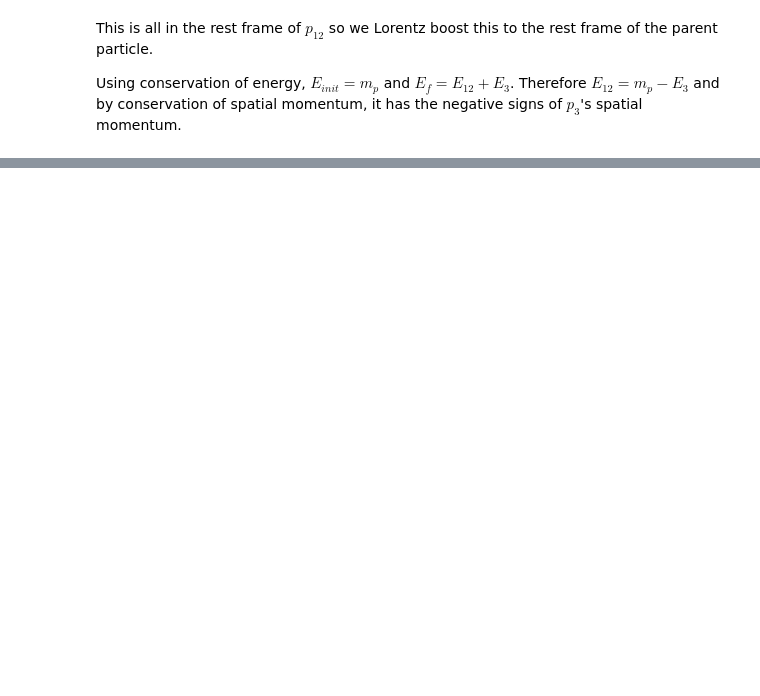
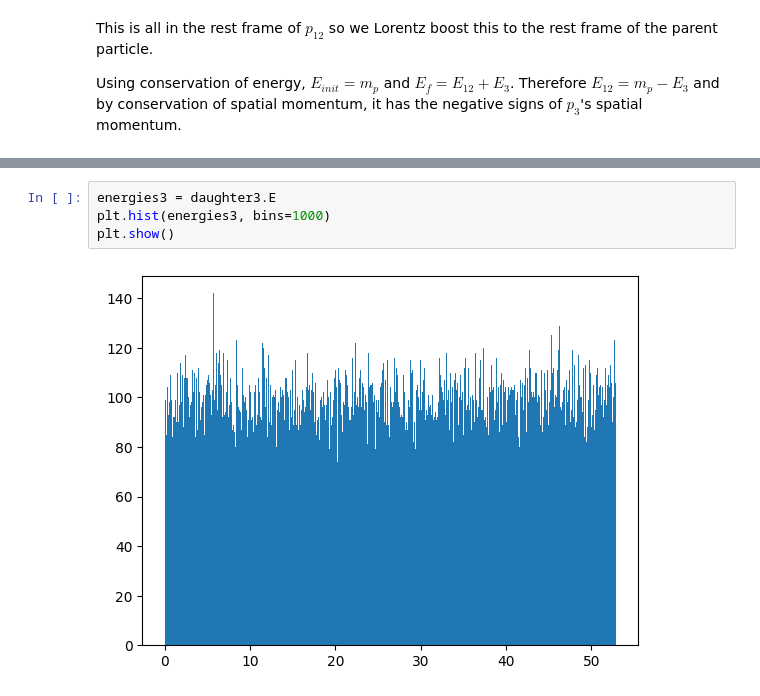
Before and after one commit to jchoi55/MINeut, a Jupyter notebook: 3-body-decay.ipynb, the cells around one changed output, grey strips where cells are left out. Cells and saved outputs as stored; diff of their text form; blank space fills up the shorter version.

```diff
--- a/3-body-decay.ipynb
+++ b/3-body-decay.ipynb
@@ -111,0 +112,6 @@ Daughter 3: [(42.92507808, 22.80238745, -15.0230923 , 50.8743993)
+# %%
+energies3 = daughter3.E
+plt.hist(energies3, bins=1000)
+plt.show()
+# %% [output]
+[figure, added]
```
Also changed, not shown: parts of 9 cells of this notebook.
